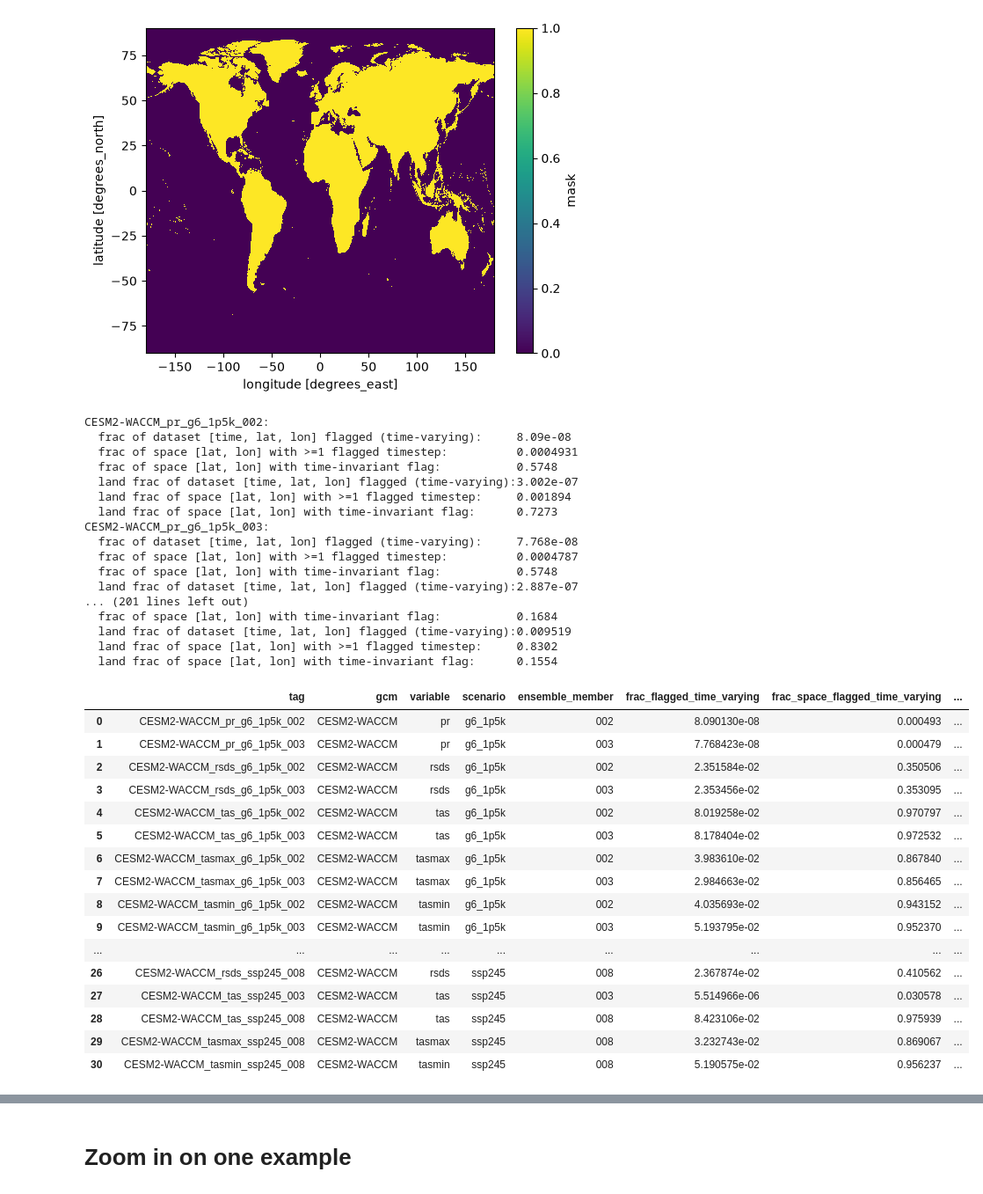
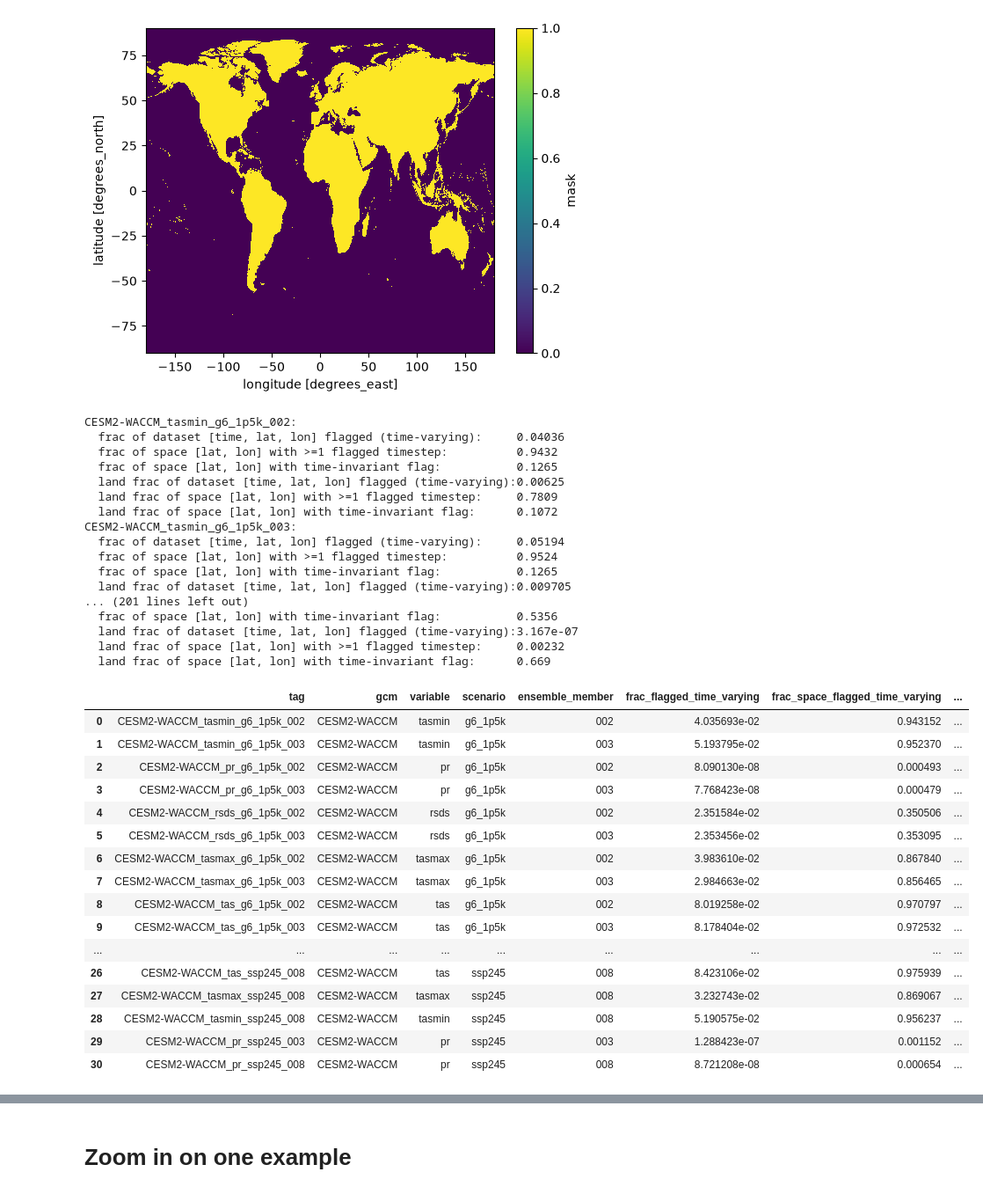
Before and after one commit to carbonplan/sai-downscaling, a Jupyter notebook: notebooks/QA_QC/qa_flags/flag_step3_combine_and_write_to_source_coop.ipynb, the cells around one changed output, grey strips where cells are left out. Shown at 88% size. Drawn from its saved outputs; the diff is of its cells as text; code cells hidden in the pictures.

```diff
--- a/notebooks/QA_QC/qa_flags/flag_step3_combine_and_write_to_source_coop.ipynb
+++ b/notebooks/QA_QC/qa_flags/flag_step3_combine_and_write_to_source_coop.ipynb
@@ -226,5 +225,8 @@ INTERMEDIATE_FLAG_DIR = "s3://carbonplan-scratch/srm/qaqc/flags/" + STORE_SUBSET
 # %% [markdown]
 # Get dataset
+# %%
+BUCKET = "carbonplan-srm"
+PREFIX = "scratch/output/qa-intermediate-flags"
 # %%
 tag = "CESM2-WACCM_rsds_ssp245_003"
 
@@ -248,9 +251,10 @@ for i, tag in enumerate(tags):
     print("calculating flags")
     [overall_flag_time_varying, overall_flag_time_invariant] = combine_intermediate_flags(
         tag=tag,
-        flag_dir=INTERMEDIATE_FLAG_DIR,
         flag_list_time_varying=FLAG_LIST_TIME_VARYING,
         flag_list_time_invariant=FLAG_LIST_TIME_INVARIANT,
+        bucket=BUCKET,
+        prefix=PREFIX,
     )
 
     overall_flag_time_varying.compute()
@@ -258,7 +262,7 @@ for i, tag in enumerate(tags):
 
     # TO DO: write these flags out to source coop datasets
     # For now, writing these out to the same datasets where the individual flags are
-    fpath_out = f"{INTERMEDIATE_FLAG_DIR}{gcm}_{var}_{scenario}_{ens}.zarr"
+    fpath_out = f"{FINAL_FLAG_DIR}{gcm}_{var}_{scenario}_{ens}.zarr"
 
     print("writing out flags")
     write_final_qa_flags(
@@ -305,9 +322,13 @@ def _rusterize_patched(*args, **kwargs):
 
 
 _rusterize_pkg.rusterize = _rusterize_patched
+# %%
+def get_final_flags(flag_dir: str, tag: str):
+    flag_data = xr.open_zarr(flag_dir + tag + ".zarr", consolidated=False)
+    return flag_data
 # %%
 tag = tags[0]
-example_flags = get_intermediate_flags(flag_dir=INTERMEDIATE_FLAG_DIR, tag=tag)
+example_flags = get_final_flags(flag_dir=FINAL_FLAG_DIR, tag=tag)
 target_grid_da = example_flags["flag_time_invariant"]
 
 # rusterize requires lat sorted descending; reorder target_grid_da first if needed
@@ -346,7 +367,7 @@ summary_rows = []
 for i, tag in enumerate(tags):
     [gcm, var, scenario, ens] = parse_tag(tag)
 
-    flags = get_intermediate_flags(flag_dir=INTERMEDIATE_FLAG_DIR, tag=tag)
+    flags = get_final_flags(flag_dir=FINAL_FLAG_DIR, tag=tag)
     flag_time_varying = flags["flag_time_varying"]
     flag_time_invariant = flags["flag_time_invariant"]
     flag_time_varying_land = flag_time_varying * land_mask_u8
@@ -390,65 +411,65 @@ for i, tag in enumerate(tags):
     )
     print(
         f"  land frac of space [lat, lon] with >=1 flagged timestep:     {land_frac_space_flagged_time_varying:.4g}"
     )
     print(
         f"  land frac of space [lat, lon] with time-invariant flag:      {land_frac_space_flagged_time_invariant:.4g}"
     )
 
     summary_rows.append(
         {
             "tag": tag,
             "gcm": gcm,
             "variable": var,
             "scenario": scenario,
             "ensemble_member": ens,
             "frac_flagged_time_varying": float(frac_flagged_time_varying),
             "frac_space_flagged_time_varying": float(frac_space_flagged_time_varying),
             "frac_space_flagged_time_invariant": float(frac_space_flagged_time_invariant),
             "land_frac_flagged_time_varying": float(land_frac_flagged_time_varying),
             "land_frac_space_flagged_time_varying": float(land_frac_space_flagged_time_varying),
             "land_frac_space_flagged_time_invariant": float(land_frac_space_flagged_time_invariant),
         }
     )
 
 summary_df = pd.DataFrame(summary_rows)
 summary_df.to_csv(SUMMARY_CSV, index=False)
 summary_df
 # %% [output]
-CESM2-WACCM_pr_g6_1p5k_002:
-  frac of dataset [time, lat, lon] flagged (time-varying):     8.09e-08
-  frac of space [lat, lon] with >=1 flagged timestep:          0.0004931
-  frac of space [lat, lon] with time-invariant flag:           0.5748
-  land frac of dataset [time, lat, lon] flagged (time-varying):3.002e-07
-  land frac of space [lat, lon] with >=1 flagged timestep:     0.001894
-  land frac of space [lat, lon] with time-invariant flag:      0.7273
-CESM2-WACCM_pr_g6_1p5k_003:
-  frac of dataset [time, lat, lon] flagged (time-varying):     7.768e-08
-  frac of space [lat, lon] with >=1 flagged timestep:          0.0004787
-  frac of space [lat, lon] with time-invariant flag:           0.5748
-  land frac of dataset [time, lat, lon] flagged (time-varying):2.887e-07
+CESM2-WACCM_tasmin_g6_1p5k_002:
+  frac of dataset [time, lat, lon] flagged (time-varying):     0.04036
+  frac of space [lat, lon] with >=1 flagged timestep:          0.9432
+  frac of space [lat, lon] with time-invariant flag:           0.1265
+  land frac of dataset [time, lat, lon] flagged (time-varying):0.00625
+  land frac of space [lat, lon] with >=1 flagged timestep:     0.7809
+  land frac of space [lat, lon] with time-invariant flag:      0.1072
+CESM2-WACCM_tasmin_g6_1p5k_003:
+  frac of dataset [time, lat, lon] flagged (time-varying):     0.05194
+  frac of space [lat, lon] with >=1 flagged timestep:          0.9524
+  frac of space [lat, lon] with time-invariant flag:           0.1265
+  land frac of dataset [time, lat, lon] flagged (time-varying):0.009705
 ... (201 lines left out)
-  frac of space [lat, lon] with time-invariant flag:           0.1684
-  land frac of dataset [time, lat, lon] flagged (time-varying):0.009519
-  land frac of space [lat, lon] with >=1 flagged timestep:     0.8302
-  land frac of space [lat, lon] with time-invariant flag:      0.1554
+  frac of space [lat, lon] with time-invariant flag:           0.5356
+  land frac of dataset [time, lat, lon] flagged (time-varying):3.167e-07
+  land frac of space [lat, lon] with >=1 flagged timestep:     0.00232
+  land frac of space [lat, lon] with time-invariant flag:      0.669
 |  | tag | gcm | variable | scenario | ensemble_member | frac_flagged_time_varying | frac_space_flagged_time_varying | ... |
-| 0 | CESM2-WACCM_pr_g6_1p5k_002 | CESM2-WACCM | pr | g6_1p5k | 002 | 8.090130e-08 | 0.000493 | ... |
-| 1 | CESM2-WACCM_pr_g6_1p5k_003 | CESM2-WACCM | pr | g6_1p5k | 003 | 7.768423e-08 | 0.000479 | ... |
-| 2 | CESM2-WACCM_rsds_g6_1p5k_002 | CESM2-WACCM | rsds | g6_1p5k | 002 | 2.351584e-02 | 0.350506 | ... |
-| 3 | CESM2-WACCM_rsds_g6_1p5k_003 | CESM2-WACCM | rsds | g6_1p5k | 003 | 2.353456e-02 | 0.353095 | ... |
-| 4 | CESM2-WACCM_tas_g6_1p5k_002 | CESM2-WACCM | tas | g6_1p5k | 002 | 8.019258e-02 | 0.970797 | ... |
-| 5 | CESM2-WACCM_tas_g6_1p5k_003 | CESM2-WACCM | tas | g6_1p5k | 003 | 8.178404e-02 | 0.972532 | ... |
+| 0 | CESM2-WACCM_tasmin_g6_1p5k_002 | CESM2-WACCM | tasmin | g6_1p5k | 002 | 4.035693e-02 | 0.943152 | ... |
+| 1 | CESM2-WACCM_tasmin_g6_1p5k_003 | CESM2-WACCM | tasmin | g6_1p5k | 003 | 5.193795e-02 | 0.952370 | ... |
+| 2 | CESM2-WACCM_pr_g6_1p5k_002 | CESM2-WACCM | pr | g6_1p5k | 002 | 8.090130e-08 | 0.000493 | ... |
+| 3 | CESM2-WACCM_pr_g6_1p5k_003 | CESM2-WACCM | pr | g6_1p5k | 003 | 7.768423e-08 | 0.000479 | ... |
+| 4 | CESM2-WACCM_rsds_g6_1p5k_002 | CESM2-WACCM | rsds | g6_1p5k | 002 | 2.351584e-02 | 0.350506 | ... |
+| 5 | CESM2-WACCM_rsds_g6_1p5k_003 | CESM2-WACCM | rsds | g6_1p5k | 003 | 2.353456e-02 | 0.353095 | ... |
 | 6 | CESM2-WACCM_tasmax_g6_1p5k_002 | CESM2-WACCM | tasmax | g6_1p5k | 002 | 3.983610e-02 | 0.867840 | ... |
 | 7 | CESM2-WACCM_tasmax_g6_1p5k_003 | CESM2-WACCM | tasmax | g6_1p5k | 003 | 2.984663e-02 | 0.856465 | ... |
-| 8 | CESM2-WACCM_tasmin_g6_1p5k_002 | CESM2-WACCM | tasmin | g6_1p5k | 002 | 4.035693e-02 | 0.943152 | ... |
-| 9 | CESM2-WACCM_tasmin_g6_1p5k_003 | CESM2-WACCM | tasmin | g6_1p5k | 003 | 5.193795e-02 | 0.952370 | ... |
+| 8 | CESM2-WACCM_tas_g6_1p5k_002 | CESM2-WACCM | tas | g6_1p5k | 002 | 8.019258e-02 | 0.970797 | ... |
+| 9 | CESM2-WACCM_tas_g6_1p5k_003 | CESM2-WACCM | tas | g6_1p5k | 003 | 8.178404e-02 | 0.972532 | ... |
 | ... | ... | ... | ... | ... | ... | ... | ... | ... |
-| 26 | CESM2-WACCM_rsds_ssp245_008 | CESM2-WACCM | rsds | ssp245 | 008 | 2.367874e-02 | 0.410562 | ... |
-| 27 | CESM2-WACCM_tas_ssp245_003 | CESM2-WACCM | tas | ssp245 | 003 | 5.514966e-06 | 0.030578 | ... |
-| 28 | CESM2-WACCM_tas_ssp245_008 | CESM2-WACCM | tas | ssp245 | 008 | 8.423106e-02 | 0.975939 | ... |
-| 29 | CESM2-WACCM_tasmax_ssp245_008 | CESM2-WACCM | tasmax | ssp245 | 008 | 3.232743e-02 | 0.869067 | ... |
-| 30 | CESM2-WACCM_tasmin_ssp245_008 | CESM2-WACCM | tasmin | ssp245 | 008 | 5.190575e-02 | 0.956237 | ... |
+| 26 | CESM2-WACCM_tas_ssp245_008 | CESM2-WACCM | tas | ssp245 | 008 | 8.423106e-02 | 0.975939 | ... |
+| 27 | CESM2-WACCM_tasmax_ssp245_008 | CESM2-WACCM | tasmax | ssp245 | 008 | 3.232743e-02 | 0.869067 | ... |
+| 28 | CESM2-WACCM_tasmin_ssp245_008 | CESM2-WACCM | tasmin | ssp245 | 008 | 5.190575e-02 | 0.956237 | ... |
+| 29 | CESM2-WACCM_pr_ssp245_003 | CESM2-WACCM | pr | ssp245 | 003 | 1.288423e-07 | 0.001152 | ... |
+| 30 | CESM2-WACCM_pr_ssp245_008 | CESM2-WACCM | pr | ssp245 | 008 | 8.721208e-08 | 0.000654 | ... |
 # %%
 import numpy as np
 import pandas as pd
```
Also changed, not shown: parts of 8 cells of this notebook.
